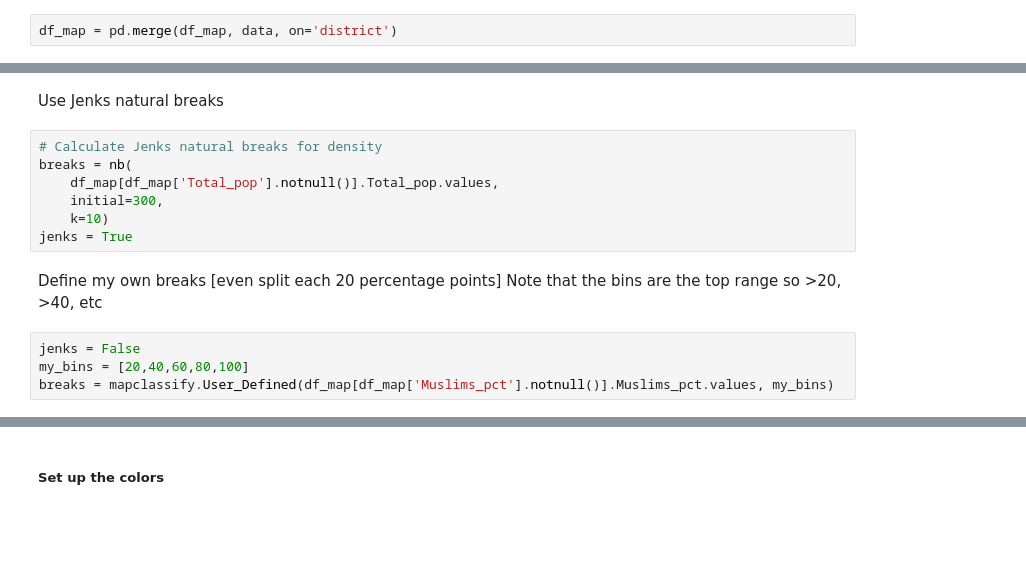
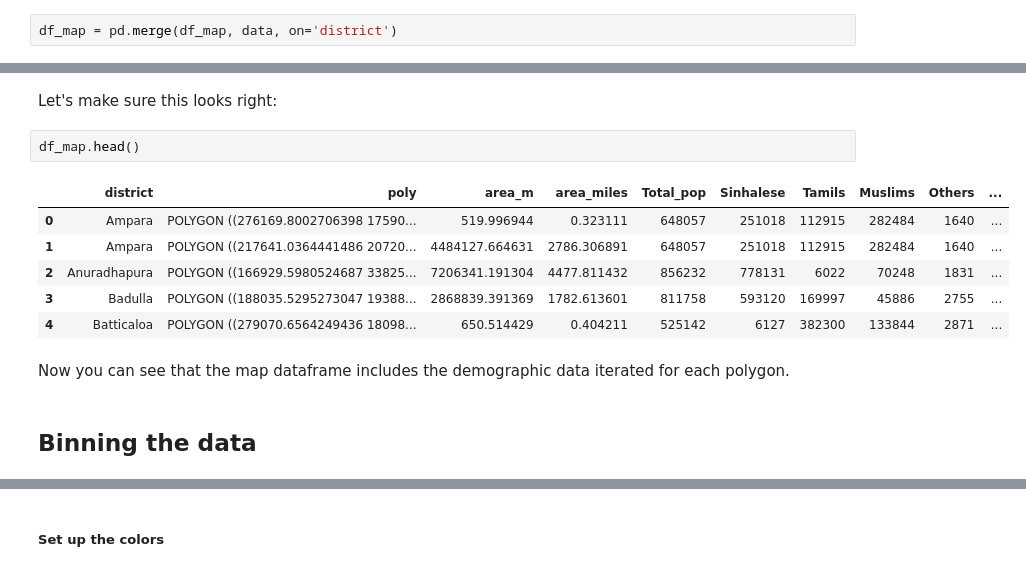
Before and after one commit to brandomr/pythonmap, a Jupyter notebook: SL Map.ipynb, the cells around one changed output, grey strips where cells are left out. Drawn from its saved outputs; the diff is of its cells as text; blank space fills up the shorter version.

```diff
--- a/SL Map.ipynb
+++ b/SL Map.ipynb
@@ -232,15 +249,15 @@ if 'bins' in df_map.columns:
-# %% [markdown]
-Use Jenks natural breaks
-# %%
-# Calculate Jenks natural breaks for density
-breaks = nb(
-    df_map[df_map['Total_pop'].notnull()].Total_pop.values,
-    initial=300,
-    k=10)
-jenks = True
-# %% [markdown]
-Define my own breaks [even split each 20 percentage points] Note that the bins are the top range so >20, >40, etc
-# %%
-jenks = False
-my_bins = [20,40,60,80,100]
-breaks = mapclassify.User_Defined(df_map[df_map['Muslims_pct'].notnull()].Muslims_pct.values, my_bins)
+# %% [markdown]
+Let's make sure this looks right:
+# %%
+df_map.head()
+# %% [output]
+|  | district | poly | area_m | area_miles | Total_pop | Sinhalese | Tamils | Muslims | Others | ... |
+| 0 | Ampara | POLYGON ((276169.8002706398 17590... | 519.996944 | 0.323111 | 648057 | 251018 | 112915 | 282484 | 1640 | ... |
+| 1 | Ampara | POLYGON ((217641.0364441486 20720... | 4484127.664631 | 2786.306891 | 648057 | 251018 | 112915 | 282484 | 1640 | ... |
+| 2 | Anuradhapura | POLYGON ((166929.5980524687 33825... | 7206341.191304 | 4477.811432 | 856232 | 778131 | 6022 | 70248 | 1831 | ... |
+| 3 | Badulla | POLYGON ((188035.5295273047 19388... | 2868839.391369 | 1782.613601 | 811758 | 593120 | 169997 | 45886 | 2755 | ... |
+| 4 | Batticaloa | POLYGON ((279070.6564249436 18098... | 650.514429 | 0.404211 | 525142 | 6127 | 382300 | 133844 | 2871 | ... |
+# %% [markdown]
+Now you can see that the map dataframe includes the demographic data iterated for each polygon.
+# %% [markdown]
+## Binning the data
```
Also changed, not shown: parts of 43 cells of this notebook, 2 other files.
